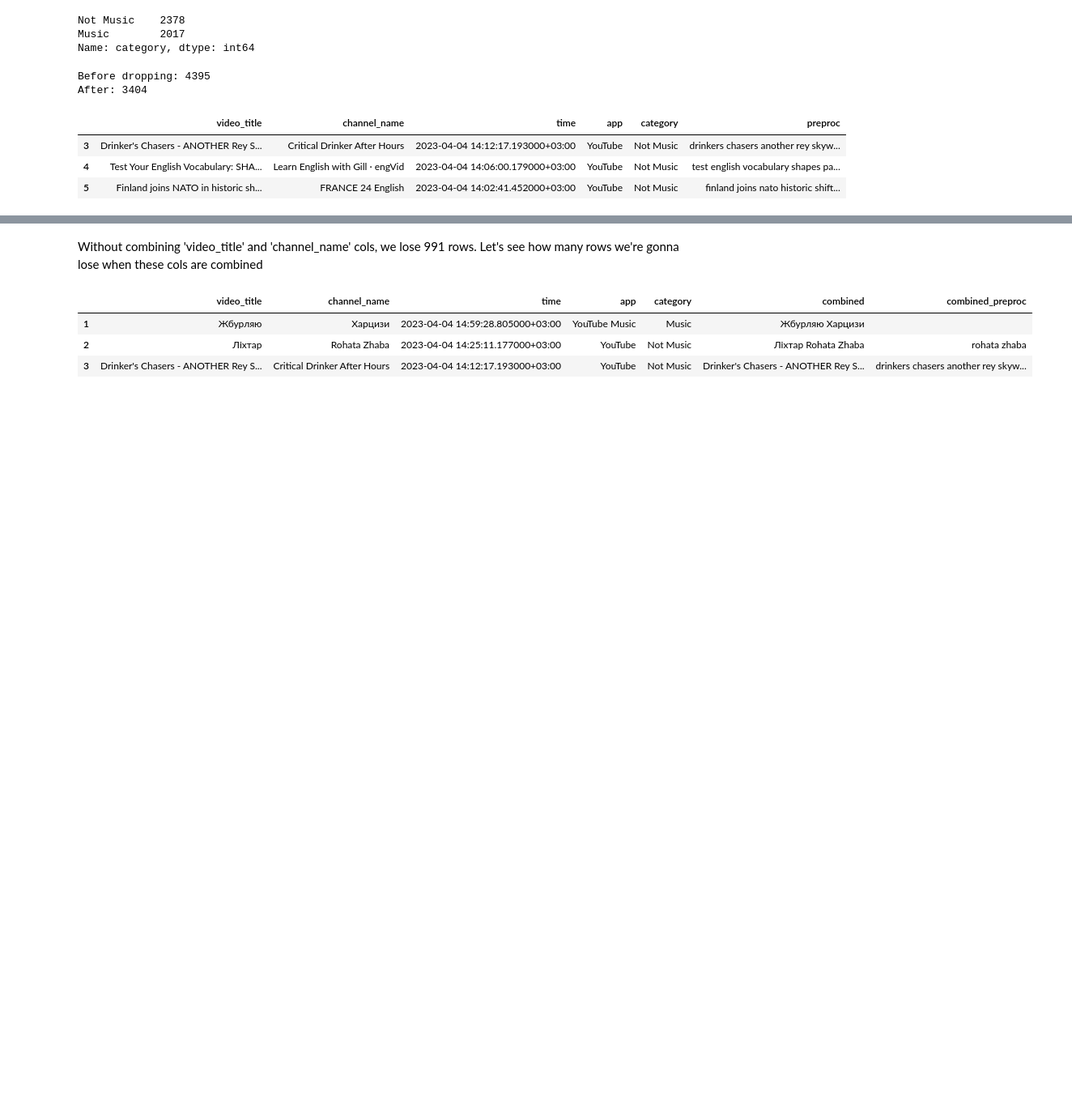
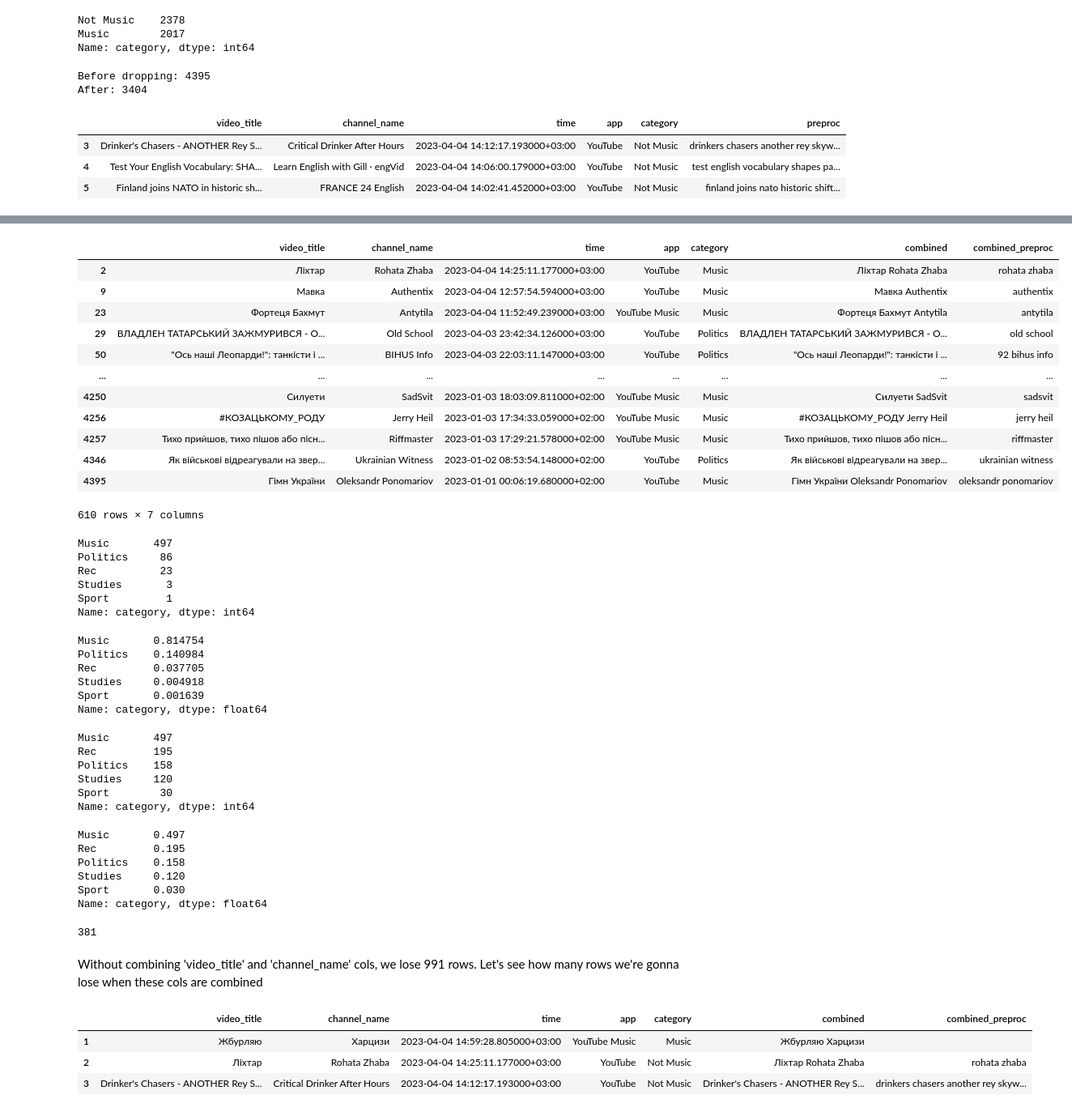
Before and after one commit to SanAntonik/yt_activity_analysis, a Jupyter notebook: classify.ipynb, the cells around one changed output, grey strips where cells are left out. Shown at 81% size. Saved outputs shown, nothing was run; the diff lists cells and outputs as text; code cells hidden in the pictures; blank space fills up the shorter version.

```diff
--- a/classify.ipynb
+++ b/classify.ipynb
@@ -112,3 +170,60 @@ After: 3404
+# %%
+maj_ua_610 = pd.read_csv("610_additional.csv", index_col=0)
+maj_ua_610
+# %% [output]
+|  | video_title | channel_name | time | app | category | combined | combined_preproc |
+| 2 | Ліхтар | Rohata Zhaba | 2023-04-04 14:25:11.177000+03:00 | YouTube | Music | Ліхтар Rohata Zhaba | rohata zhaba |
+| 9 | Мавка | Authentix | 2023-04-04 12:57:54.594000+03:00 | YouTube | Music | Мавка Authentix | authentix |
+| 23 | Фортеця Бахмут | Antytila | 2023-04-04 11:52:49.239000+03:00 | YouTube Music | Music | Фортеця Бахмут Antytila | antytila |
+| 29 | ВЛАДЛЕН ТАТАРСЬКИЙ ЗАЖМУРИВСЯ - О... | Old School | 2023-04-03 23:42:34.126000+03:00 | YouTube | Politics | ВЛАДЛЕН ТАТАРСЬКИЙ ЗАЖМУРИВСЯ - О... | old school |
+| 50 | "Ось наші Леопарди!": танкісти і ... | BIHUS Info | 2023-04-03 22:03:11.147000+03:00 | YouTube | Politics | "Ось наші Леопарди!": танкісти і ... | 92 bihus info |
+| ... | ... | ... | ... | ... | ... | ... | ... |
+| 4250 | Силуети | SadSvit | 2023-01-03 18:03:09.811000+02:00 | YouTube Music | Music | Силуети SadSvit | sadsvit |
+| 4256 | #КОЗАЦЬКОМУ_РОДУ | Jerry Heil | 2023-01-03 17:34:33.059000+02:00 | YouTube Music | Music | #КОЗАЦЬКОМУ_РОДУ Jerry Heil | jerry heil |
+| 4257 | Тихо прийшов, тихо пішов або пісн... | Riffmaster | 2023-01-03 17:29:21.578000+02:00 | YouTube Music | Music | Тихо прийшов, тихо пішов або пісн... | riffmaster |
+| 4346 | Як військові відреагували на звер... | Ukrainian Witness | 2023-01-02 08:53:54.148000+02:00 | YouTube | Politics | Як військові відреагували на звер... | ukrainian witness |
+| 4395 | Гімн України | Oleksandr Ponomariov | 2023-01-01 00:06:19.680000+02:00 | YouTube | Music | Гімн України Oleksandr Ponomariov | oleksandr ponomariov |
+610 rows × 7 columns
+# %%
+maj_ua_610["category"].value_counts()
+# %% [output]
+Music       497
+Politics     86
+Rec          23
+Studies       3
+Sport         1
+Name: category, dtype: int64
+# %%
+maj_ua_610["category"].value_counts(normalize=True)
+# %% [output]
+Music       0.814754
+Politics    0.140984
+Rec         0.037705
+Studies     0.004918
+Sport       0.001639
+Name: category, dtype: float64
+# %%
+df["category"].value_counts()
+# %% [output]
+Music       497
+Rec         195
+Politics    158
+Studies     120
+Sport        30
+Name: category, dtype: int64
+# %%
+df["category"].value_counts(normalize=True)
+# %% [output]
+Music       0.497
+Rec         0.195
+Politics    0.158
+Studies     0.120
+Sport       0.030
+Name: category, dtype: float64
+# %%
+len(empty_rows[empty_rows['combined_preproc'].str.len() < 4])
+# %% [output]
+381
 # %% [markdown]
 Without combining 'video_title' and 'channel_name' cols, we lose 991 rows. Let's see how many rows we're gonna lose when these cols are combined
 # %%
```
Also changed, not shown: parts of 8 cells of this notebook.
